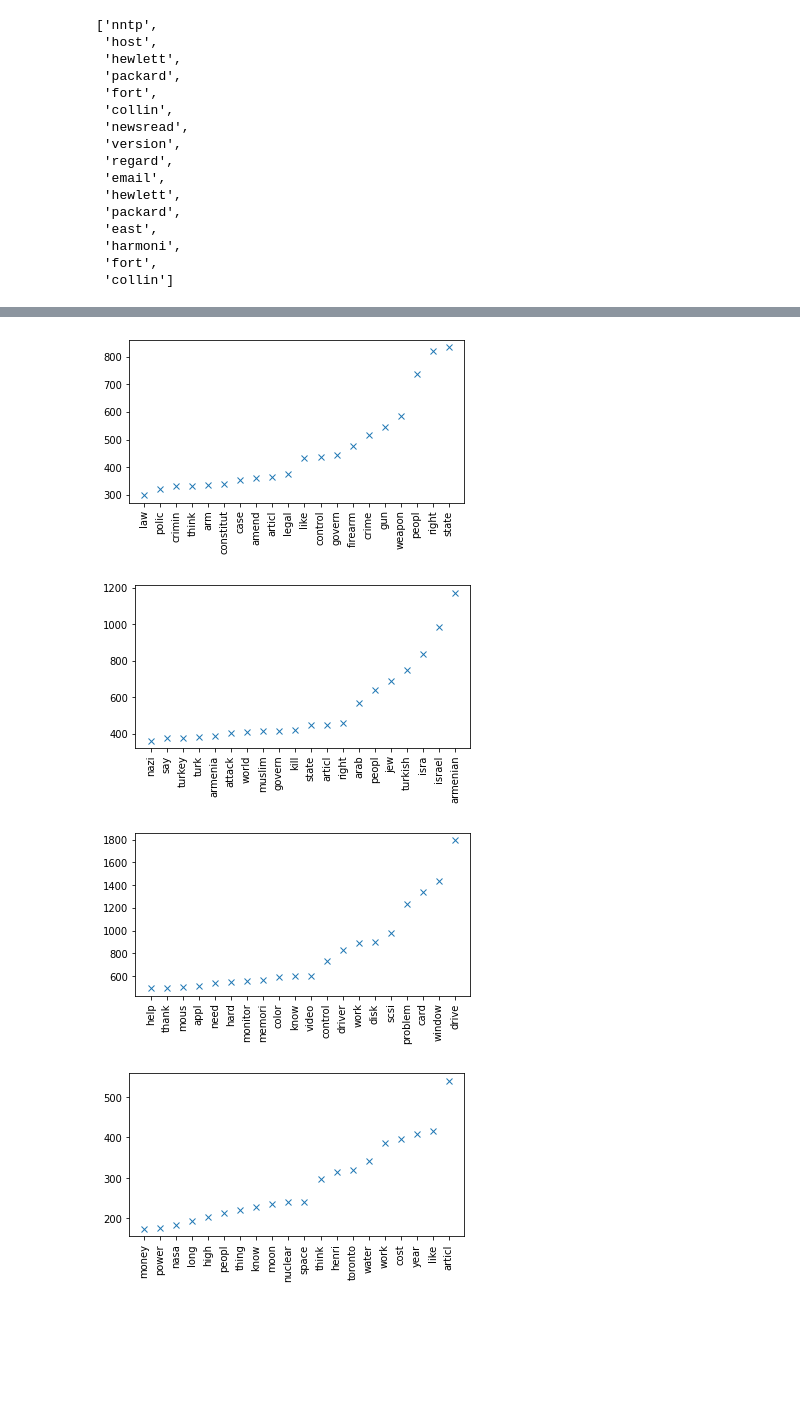
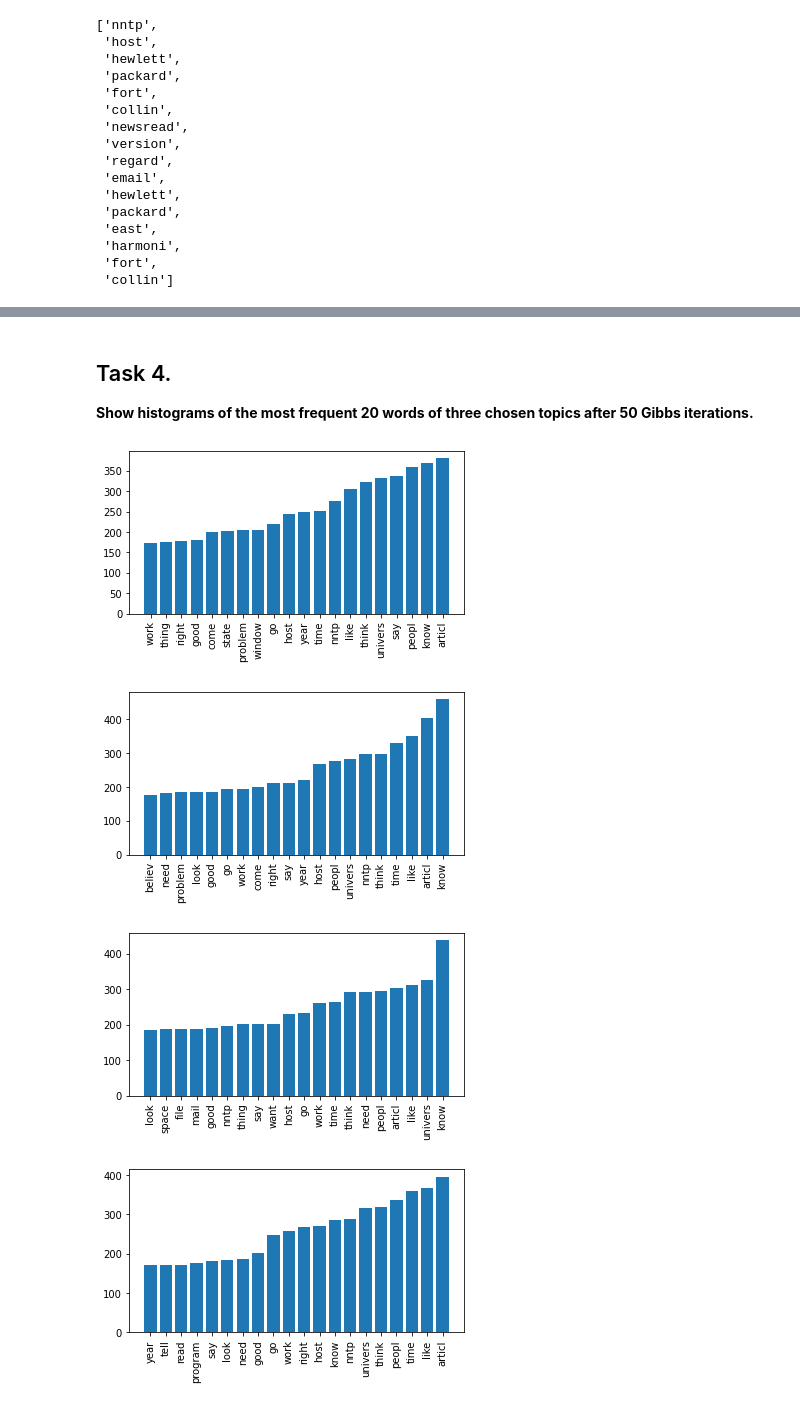
Before and after one commit to toni5rovic/npfl097, a Jupyter notebook: latent_dirichlet_allocation.ipynb, the cells around one changed output, grey strips where cells are left out. Saved outputs shown, nothing was run; the diff lists cells and outputs as text; code cells hidden in the pictures; blank space fills up the shorter version.

```diff
--- a/latent_dirichlet_allocation.ipynb
+++ b/latent_dirichlet_allocation.ipynb
@@ -107,7 +143,27 @@ model.plot_topics_distributions()
-# %%
-model.plot_top_words(dictionary, [1, 3, 8, 10])
-# %% [output]
-[figure, removed]
-[figure, removed]
-[figure, removed]
-[figure, removed]
+# %% [markdown]
+## Task 4.
+
+**Show histograms of the most frequent 20 words of three chosen topics after
+50 Gibbs iterations.**
+# %%
+def plot_top_words(iteration_data, dictionary, topics, top_words=20):
+        last_iteration = iteration_data[-1]
+        c_w = last_iteration[1]
+
+        for topic in topics:
+            plt.figure(figsize=(6,3))
+            plt.xticks(rotation=90)
+            words_in_topic = c_w[:, topic] # Counts of words in topic k
+            word_tokenIDs = np.argsort(words_in_topic)[-top_words:]
+
+            words_to_plot=[dictionary[tokenID] for tokenID in word_tokenIDs]
+            freqs = np.sort(words_in_topic)[-top_words:]
+            plt.bar(words_to_plot, freqs)
+            print()
+# %%
+plot_top_words(model.iteration_data, dictionary, topics=[1, 3, 8, 10])
+# %% [output]
+[figure, added]
+[figure, added]
+[figure, added]
+[figure, added]
```
Also changed, not shown: parts of 13 cells of this notebook, 3 other files.
